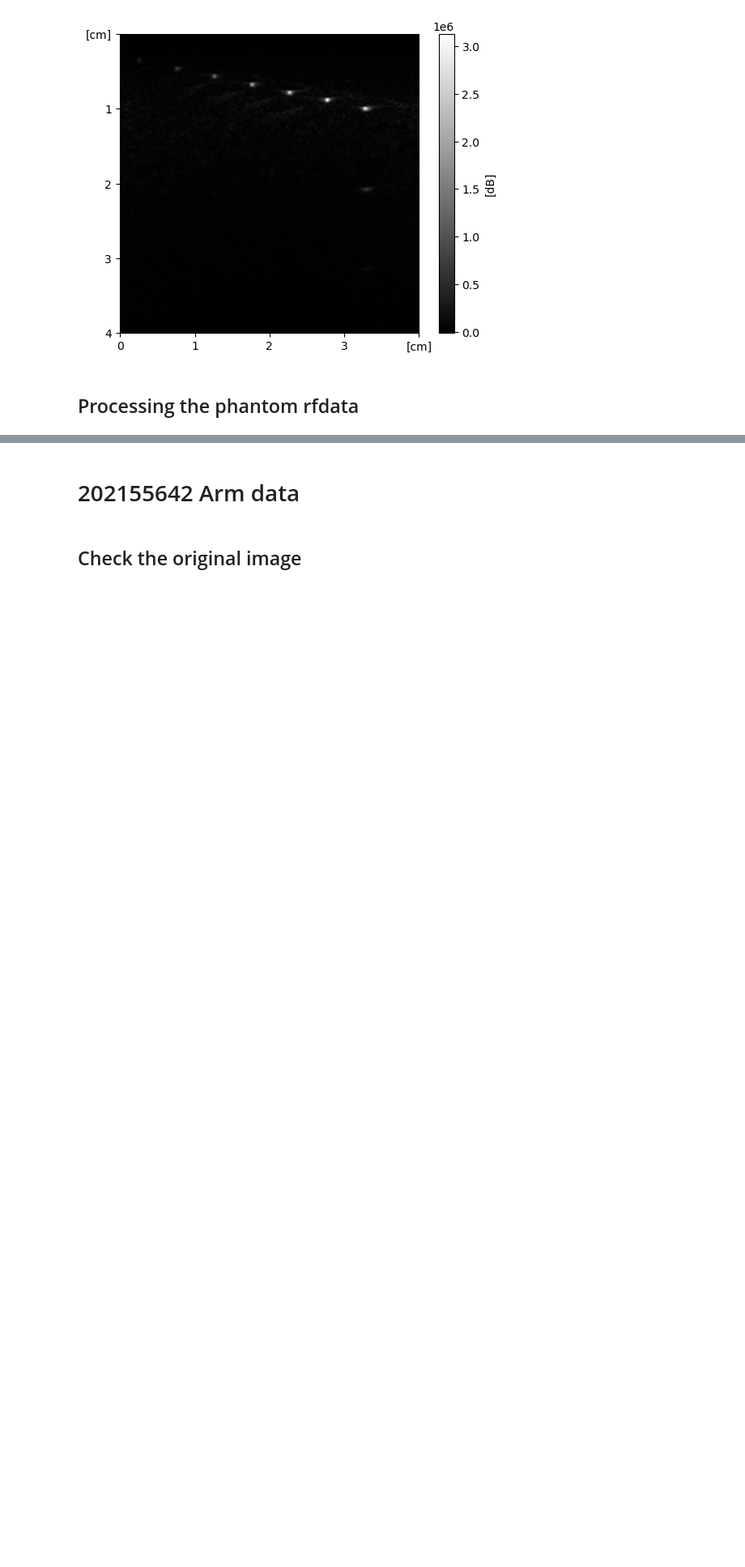
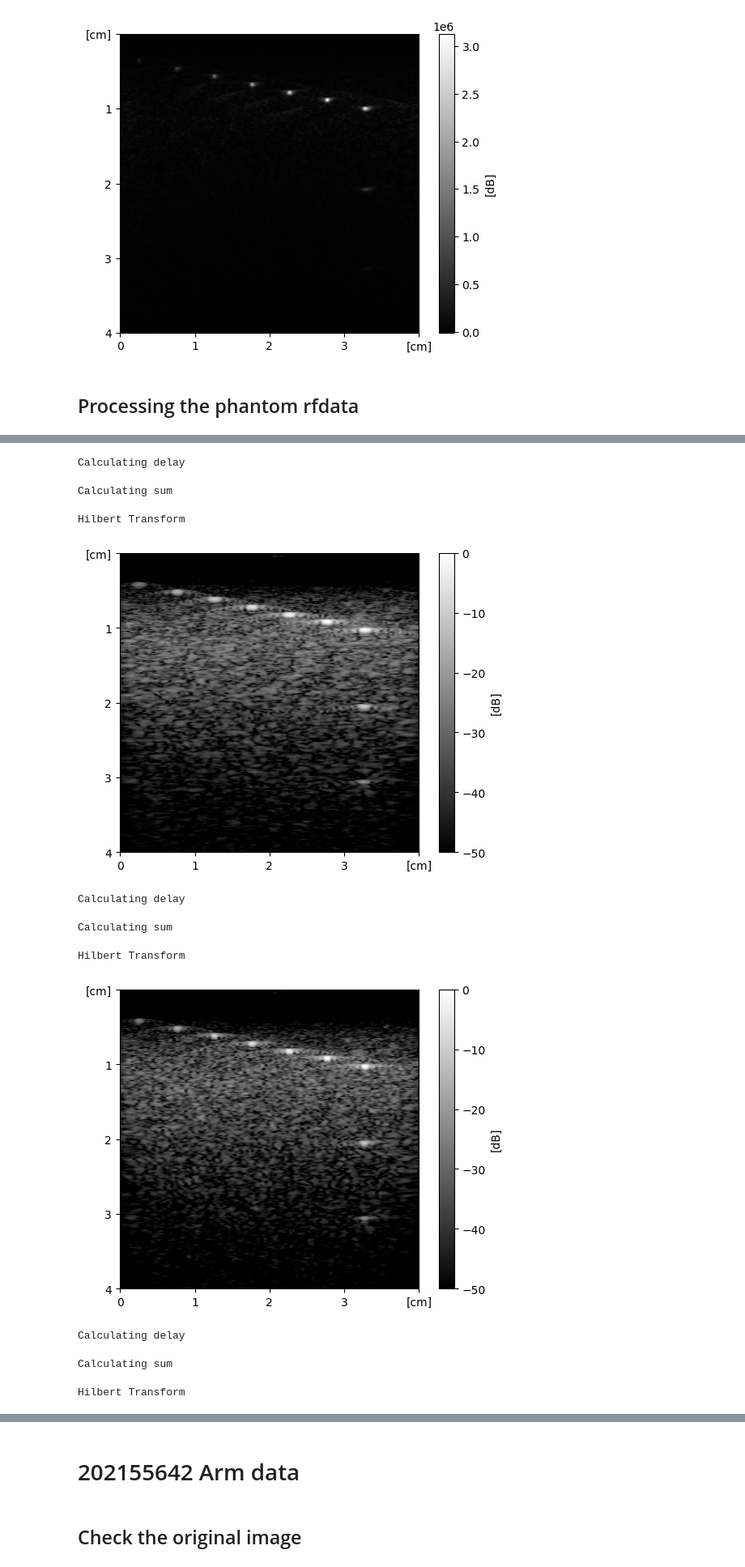
Before and after one commit to beobmun/biomedical_image_processing, a Jupyter notebook: US_homework/Ultrasount.ipynb, the cells around one changed output, grey strips where cells are left out. Shown at 81% size. Saved outputs shown, nothing was run; the diff lists cells and outputs as text; code cells hidden in the pictures; blank space fills up the shorter version.

```diff
--- a/US_homework/Ultrasount.ipynb
+++ b/US_homework/Ultrasount.ipynb
@@ -201,0 +237,27 @@ phantom.show_img('rfdata',0)
+# %%
+deg = [30, 45, 60, 75]
+for d in deg:
+    phantom.delay_and_sum(theta=d)
+    phantom.hilbert_transform()
+    phantom.log_compression()
+    phantom.scan_conversion('rfdata')
+    phantom.dynamic_range_adjustment(50)
+    phantom.show_img('rfdata',0)
+# phantom.delay_and_sum(theta=25)
+# phantom.hilbert_transform()
+# phantom.log_compression()
+# phantom.scan_conversion('rfdata')
+# phantom.dynamic_range_adjustment(50)
+# phantom.show_img('rfdata',0)
+# %% [output]
+Calculating delay
+Calculating sum
+Hilbert Transform
+[figure, added]
+Calculating delay
+Calculating sum
+Hilbert Transform
+[figure, added]
+Calculating delay
+Calculating sum
+Hilbert Transform
```
Also changed, not shown: parts of 23 cells of this notebook, 1 other file.
